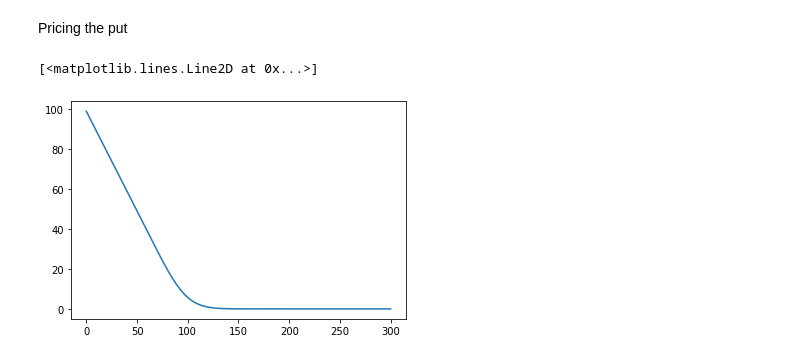
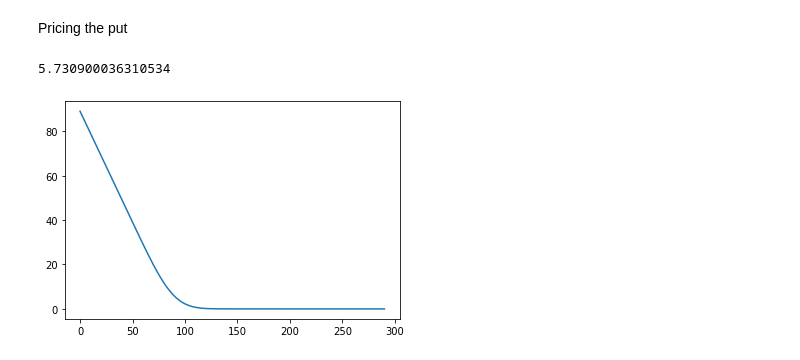
Before and after one commit to akermangeo/NumericalMethods2, a Jupyter notebook: ProjectCode.ipynb, the cells around one changed output. Saved outputs shown, nothing was run; the diff lists cells and outputs as text; code cells hidden in the pictures.

```diff
--- a/ProjectCode.ipynb
+++ b/ProjectCode.ipynb
@@ -30,8 +30,8 @@ K, r, T = 100, 0.01, 1
 *Grid specification*
 # %%
 #Specify grid parameters and set up grids
-x_min, x_max = 0, 300
-N, M = 1000, 300
+x_min, x_max = 10, 300
+N, M = 1000, 290
 dt = T/N
 dx = (x_max - x_min)/M
 x = np.linspace(x_min, x_max, M+1)
@@ -371,10 +367,12 @@ s0 = 100
 k = 100
 # %%
 put_payoff = lambda price_range: np.maximum(k-price_range, 0)
-put_lower_boundary = lambda price, time: k*np.exp(-r*time)
+put_lower_boundary = lambda price, time: k*np.exp(-r*(time))-price
 put_upper_boundary = lambda price, time: 0
-put_value = price_option_implicit_scheme(x, t, a_diag, b_diag, c_diag, put_payoff, put_lower_boundary, put_upper_boundary)
-plt.plot(put_value)
+put_values_local = price_option_implicit_scheme(x, t, a_diag_local, b_diag_local, c_diag_local, put_payoff, put_lower_boundary, put_upper_boundary)
+plt.plot(put_values_local)
+put_value_local = put_values_local[int((100-x_min)/dx)]
+put_value_local
 # %% [output]
-[<matplotlib.lines.Line2D at 0x...>]
+5.730900036310534
-[figure, old version]
+[figure, new version]
```
Also changed, not shown: parts of 10 cells of this notebook.
